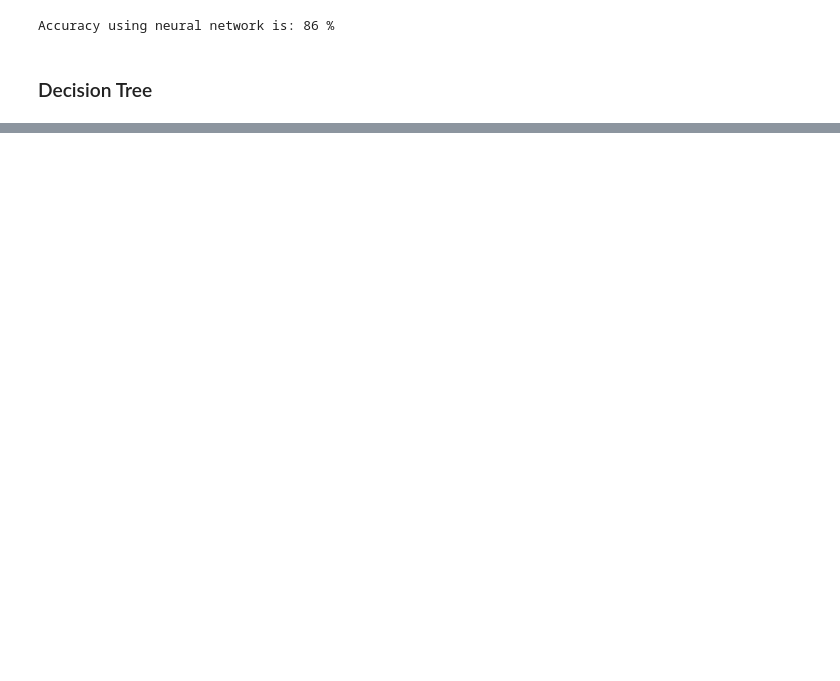
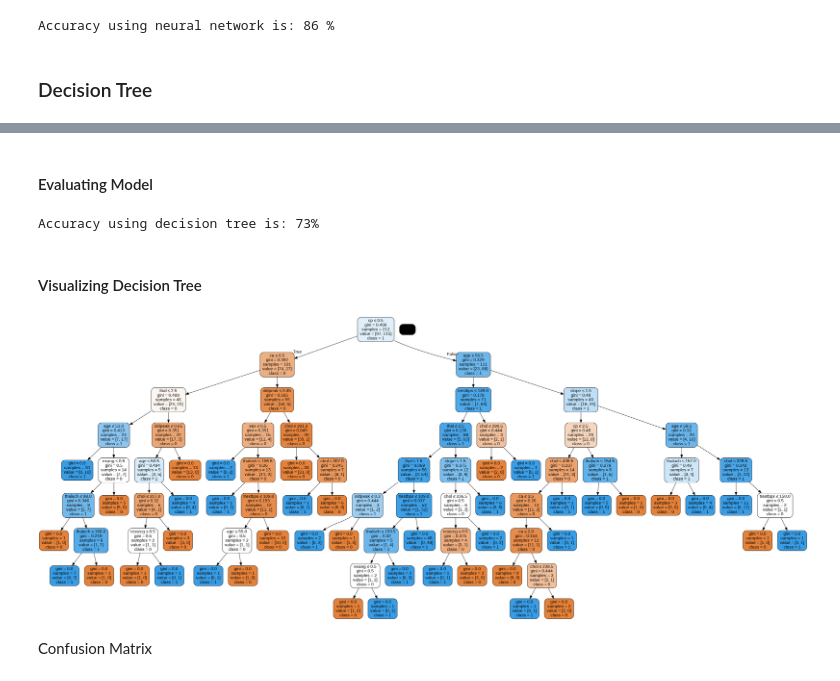
Before and after one commit to rebeccatannous/heart-disease-prediction-with-machine-learning, a Jupyter notebook: heart_disease_prediction.ipynb, the cells around one changed output, grey strips where cells are left out. Saved outputs shown, nothing was run; the diff lists cells and outputs as text; code cells hidden in the pictures; blank space fills up the shorter version.

Commit message:
implemented decision tree

```diff
--- a/heart_disease_prediction.ipynb
+++ b/heart_disease_prediction.ipynb
@@ -83,6 +82,8 @@ Splitting Features and Target
 # %%
 x = heart_disease_df.loc[:, heart_disease_df.columns!='target']
 y= heart_disease_df['target']
+# %%
+features =['age',	'sex',	'cp',	'trestbps',	'chol',	'fbs',	'restecg',	'thalach',	'exang',	'oldpeak',	'slope',	'ca'	,'thal']
 # %%
 print(x)
 # %% [output]
@@ -271,0 +290,3 @@ from sklearn.tree import DecisionTreeClassifier
+# %%
+model_dt=DecisionTreeClassifier()
+model_dt=model_dt.fit(x_train,y_train)
@@ -271,0 +295,21 @@ from sklearn.tree import DecisionTreeClassifier
+# %% [markdown]
+#### Evaluating Model
+# %%
+dt_testing_acc=int(accuracy_score(y_test, y_pred_dt)*100)
+print("Accuracy using decision tree is: "+str(dt_testing_acc)+"%")
+# %% [output]
+Accuracy using decision tree is: 73%
+# %% [markdown]
+#### Visualizing Decision Tree
+# %%
+dot_data = StringIO()
+export_graphviz(model_dt, out_file=dot_data,
+                filled=True, rounded=True,
+                special_characters=True, feature_names = features,class_names=['0','1'])
+graph = pydotplus.graph_from_dot_data(dot_data.getvalue())
+graph.write_png('unpruned_dt.png')
+Image(graph.create_png())
+# %% [output]
+[figure, added]
+# %% [markdown]
+Confusion Matrix
```
Also changed, not shown: parts of 17 cells of this notebook.
